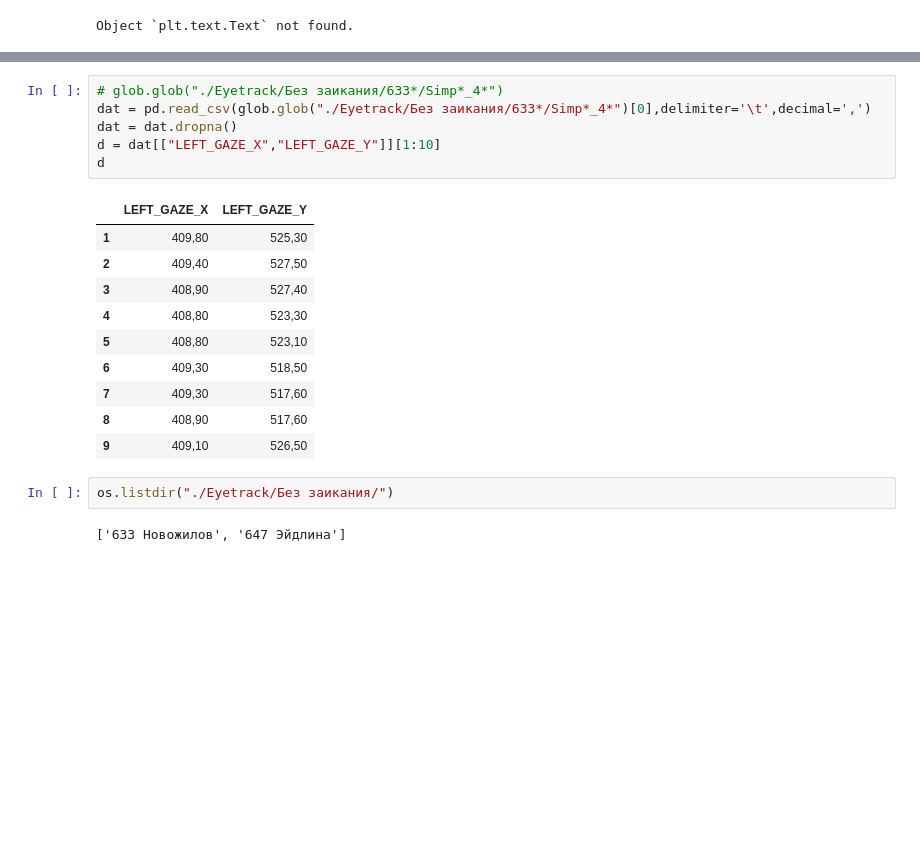
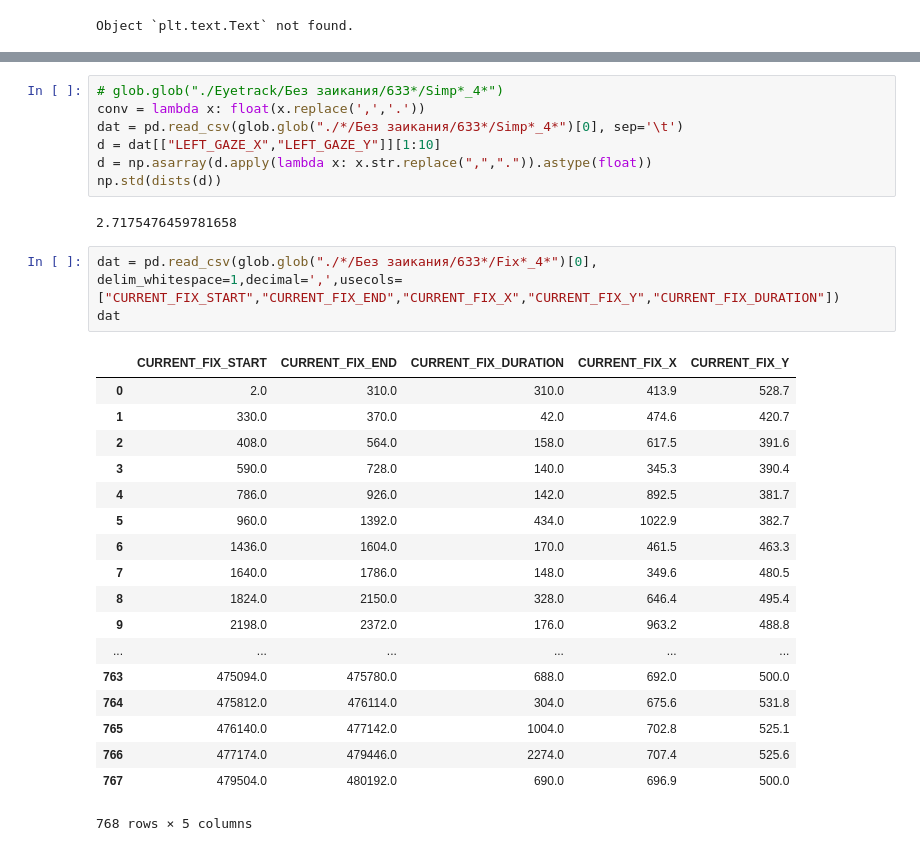
Before and after one commit to AShedko/sci_stuff, a Jupyter notebook: Histmake_fun.ipynb, the cells around one changed output, grey strips where cells are left out. Cells and saved outputs as stored; diff of their text form; blank space fills up the shorter version.

Commit message:
Almost done-ish start testing

```diff
--- a/Histmake_fun.ipynb
+++ b/Histmake_fun.ipynb
@@ -85,22 +92,32 @@ for cond in Health:
 Во время лечения3
 # %%
 # glob.glob("./Eyetrack/Без заикания/633*/Simp*_4*")
-dat = pd.read_csv(glob.glob("./Eyetrack/Без заикания/633*/Simp*_4*")[0],delimiter='\t',decimal=',')
-dat = dat.dropna()
+conv = lambda x: float(x.replace(',','.'))
+dat = pd.read_csv(glob.glob("./*/Без заикания/633*/Simp*_4*")[0], sep='\t')
 d = dat[["LEFT_GAZE_X","LEFT_GAZE_Y"]][1:10]
-d
+d = np.asarray(d.apply(lambda x: x.str.replace(",",".")).astype(float))
+np.std(dists(d))
 # %% [output]
-|  | LEFT_GAZE_X | LEFT_GAZE_Y |
-| 1 | 409,80 | 525,30 |
-| 2 | 409,40 | 527,50 |
-| 3 | 408,90 | 527,40 |
-| 4 | 408,80 | 523,30 |
-| 5 | 408,80 | 523,10 |
-| 6 | 409,30 | 518,50 |
-| 7 | 409,30 | 517,60 |
-| 8 | 408,90 | 517,60 |
-| 9 | 409,10 | 526,50 |
+2.7175476459781658
-# %%
-os.listdir("./Eyetrack/Без заикания/")
-# %% [output]
-['633 Новожилов', '647 Эйдлина']
+# %%
+dat = pd.read_csv(glob.glob("./*/Без заикания/633*/Fix*_4*")[0], delim_whitespace=1,decimal=',',usecols=["CURRENT_FIX_START","CURRENT_FIX_END","CURRENT_FIX_X","CURRENT_FIX_Y","CURRENT_FIX_DURATION"])
+dat
+# %% [output]
+|  | CURRENT_FIX_START | CURRENT_FIX_END | CURRENT_FIX_DURATION | CURRENT_FIX_X | CURRENT_FIX_Y |
+| 0 | 2.0 | 310.0 | 310.0 | 413.9 | 528.7 |
+| 1 | 330.0 | 370.0 | 42.0 | 474.6 | 420.7 |
+| 2 | 408.0 | 564.0 | 158.0 | 617.5 | 391.6 |
+| 3 | 590.0 | 728.0 | 140.0 | 345.3 | 390.4 |
+| 4 | 786.0 | 926.0 | 142.0 | 892.5 | 381.7 |
+| 5 | 960.0 | 1392.0 | 434.0 | 1022.9 | 382.7 |
+| 6 | 1436.0 | 1604.0 | 170.0 | 461.5 | 463.3 |
+| 7 | 1640.0 | 1786.0 | 148.0 | 349.6 | 480.5 |
+| 8 | 1824.0 | 2150.0 | 328.0 | 646.4 | 495.4 |
+| 9 | 2198.0 | 2372.0 | 176.0 | 963.2 | 488.8 |
+| ... | ... | ... | ... | ... | ... |
+| 763 | 475094.0 | 475780.0 | 688.0 | 692.0 | 500.0 |
+| 764 | 475812.0 | 476114.0 | 304.0 | 675.6 | 531.8 |
+| 765 | 476140.0 | 477142.0 | 1004.0 | 702.8 | 525.1 |
+| 766 | 477174.0 | 479446.0 | 2274.0 | 707.4 | 525.6 |
+| 767 | 479504.0 | 480192.0 | 690.0 | 696.9 | 500.0 |
+768 rows × 5 columns
```
Also changed, not shown: parts of 6 cells of this notebook, 2 other files.
